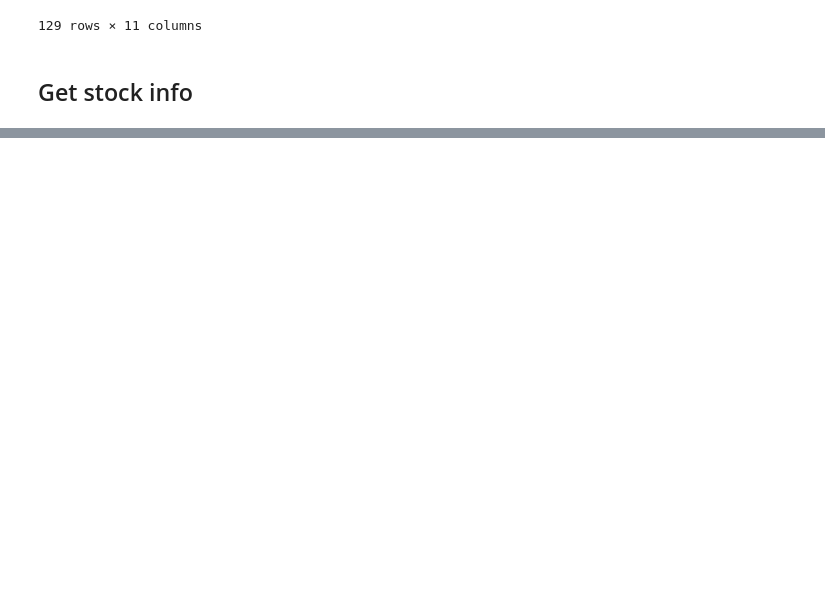
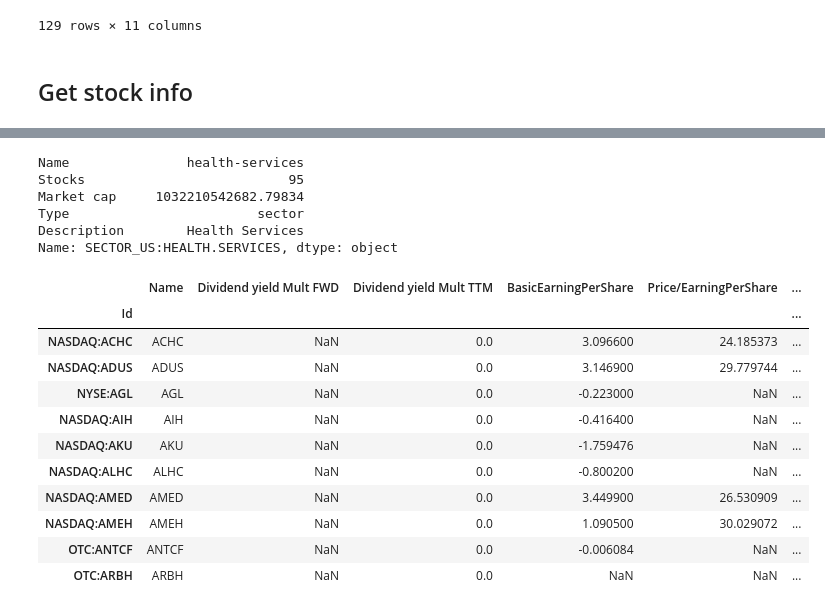
Before and after one commit to NNTrade/Tradingview.com-client, a Jupyter notebook: notebook/client_preview.ipynb, the cells around one changed output, grey strips where cells are left out. Saved outputs shown, nothing was run; the diff lists cells and outputs as text; code cells hidden in the pictures; blank space fills up the shorter version.

```diff
--- a/notebook/client_preview.ipynb
+++ b/notebook/client_preview.ipynb
@@ -95,0 +81,25 @@ get_stock_by_series(industry_response.loaded_df.iloc[0]).loaded_df.head(10)
+# %%
+sector_response.loaded_df.loc["SECTOR_US:HEALTH.SERVICES"]
+# %% [output]
+Name               health-services
+Stocks                          95
+Market cap     1032210542682.79834
+Type                        sector
+Description        Health Services
+Name: SECTOR_US:HEALTH.SERVICES, dtype: object
+# %%
+get_stock_by_series(sector_response.loaded_df.loc["SECTOR_US:HEALTH.SERVICES"],
+                    [Column.el_name, Column.dividends_yield_fwd, Column.dividends_yield_current, Column.earnings_per_share, Column.price_vs_earnings_per_share, Column.price_vs_bookratio]).loaded_df.head(10)
+# %% [output]
+|  | Name | Dividend yield Mult FWD | Dividend yield Mult TTM | BasicEarningPerShare | Price/EarningPerShare | ... |
+| Id |  |  |  |  |  | ... |
+| NASDAQ:ACHC | ACHC | NaN | 0.0 | 3.096600 | 24.185373 | ... |
+| NASDAQ:ADUS | ADUS | NaN | 0.0 | 3.146900 | 29.779744 | ... |
+| NYSE:AGL | AGL | NaN | 0.0 | -0.223000 | NaN | ... |
+| NASDAQ:AIH | AIH | NaN | 0.0 | -0.416400 | NaN | ... |
+| NASDAQ:AKU | AKU | NaN | 0.0 | -1.759476 | NaN | ... |
+| NASDAQ:ALHC | ALHC | NaN | 0.0 | -0.800200 | NaN | ... |
+| NASDAQ:AMED | AMED | NaN | 0.0 | 3.449900 | 26.530909 | ... |
+| NASDAQ:AMEH | AMEH | NaN | 0.0 | 1.090500 | 30.029072 | ... |
+| OTC:ANTCF | ANTCF | NaN | 0.0 | -0.006084 | NaN | ... |
+| OTC:ARBH | ARBH | NaN | 0.0 | NaN | NaN | ... |
```
Also changed, not shown: parts of 3 cells of this notebook, 4 other files.
